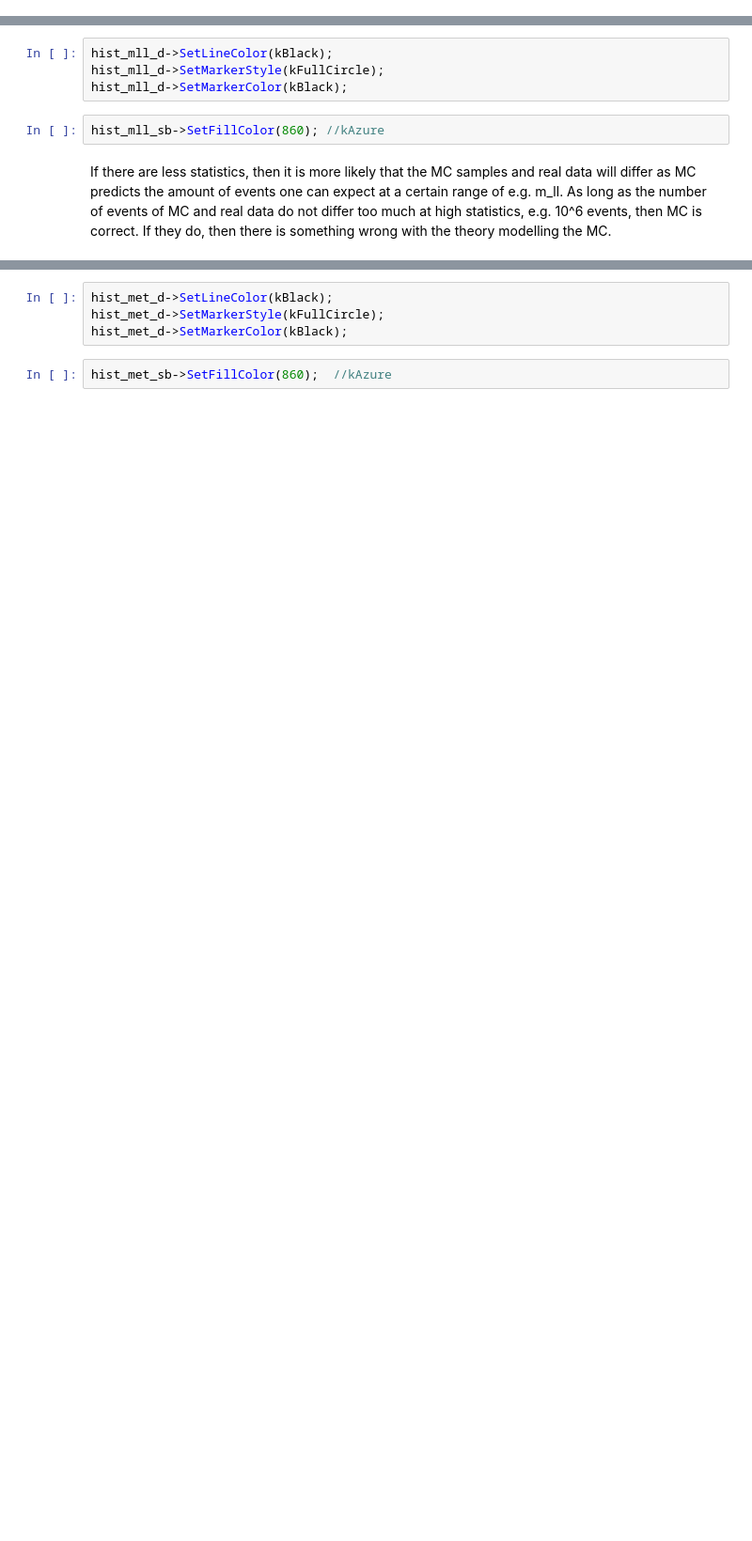
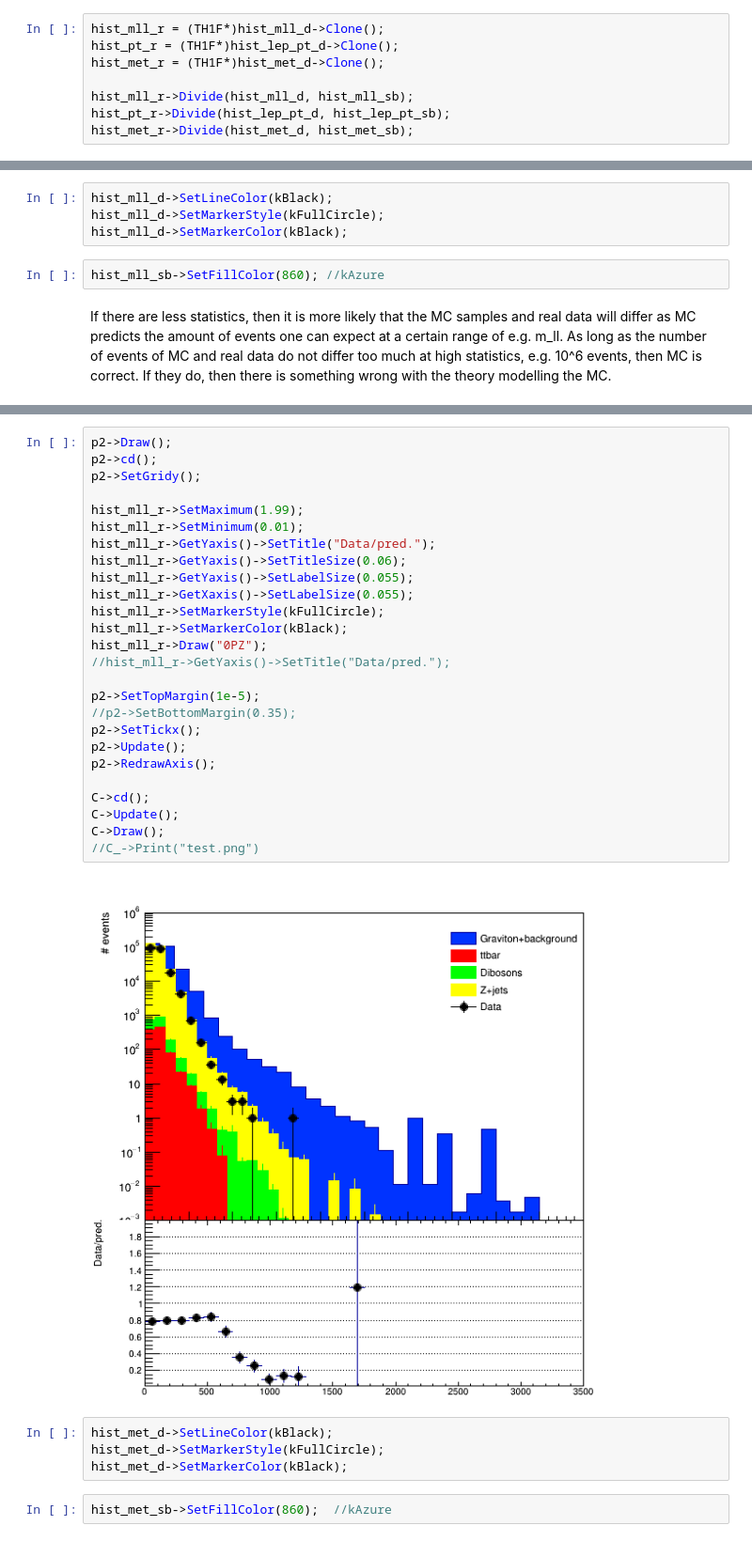
Before and after one commit to elisabethchr/OpenData-analysis, a Jupyter notebook: Dilepton_analysis_graviton_13TeV.ipynb, the cells around one changed output, grey strips where cells are left out. Shown: that part at 94% size. Cells and saved outputs as stored; diff of their text form; blank space fills up the shorter version.

Commit message:
Added ratio data/pred

```diff
--- a/Dilepton_analysis_graviton_13TeV.ipynb
+++ b/Dilepton_analysis_graviton_13TeV.ipynb
@@ -426,3 +443,11 @@ DSIDs size: 2051179
+# %%
+hist_mll_r = (TH1F*)hist_mll_d->Clone();
+hist_pt_r = (TH1F*)hist_lep_pt_d->Clone();
+hist_met_r = (TH1F*)hist_met_d->Clone();
+
+hist_mll_r->Divide(hist_mll_d, hist_mll_sb);
+hist_pt_r->Divide(hist_lep_pt_d, hist_lep_pt_sb);
+hist_met_r->Divide(hist_met_d, hist_met_sb);
 # %% [markdown]
 ### Background event histograms
 Assigning backgrounds according to their dataset ID's.
@@ -594,3 +649,31 @@ C->Draw();
+# %%
+p2->Draw();
+p2->cd();
+p2->SetGridy();
+
+hist_mll_r->SetMaximum(1.99);
+hist_mll_r->SetMinimum(0.01);
+hist_mll_r->GetYaxis()->SetTitle("Data/pred.");
+hist_mll_r->GetYaxis()->SetTitleSize(0.06);
+hist_mll_r->GetYaxis()->SetLabelSize(0.055);
+hist_mll_r->GetXaxis()->SetLabelSize(0.055);
+hist_mll_r->SetMarkerStyle(kFullCircle);
+hist_mll_r->SetMarkerColor(kBlack);
+hist_mll_r->Draw("0PZ");
+//hist_mll_r->GetYaxis()->SetTitle("Data/pred.");
+
+p2->SetTopMargin(1e-5);
+//p2->SetBottomMargin(0.35);
+p2->SetTickx();
+p2->Update();
+p2->RedrawAxis();
+
+C->cd();
+C->Update();
+C->Draw();
+//C_->Print("test.png")
+# %% [output]
+[figure, added]
 # %%
 hist_met_d->SetLineColor(kBlack);
 hist_met_d->SetMarkerStyle(kFullCircle);
```
Also changed, not shown: parts of 20 cells of this notebook.
